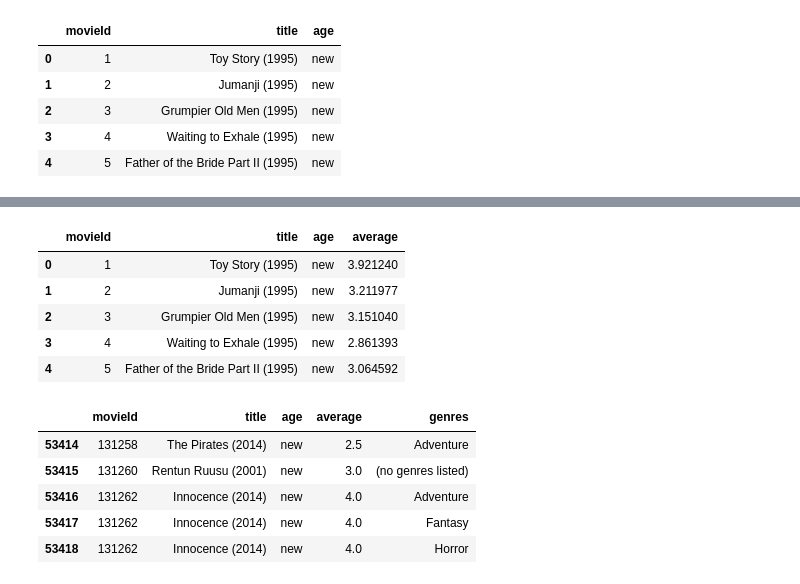
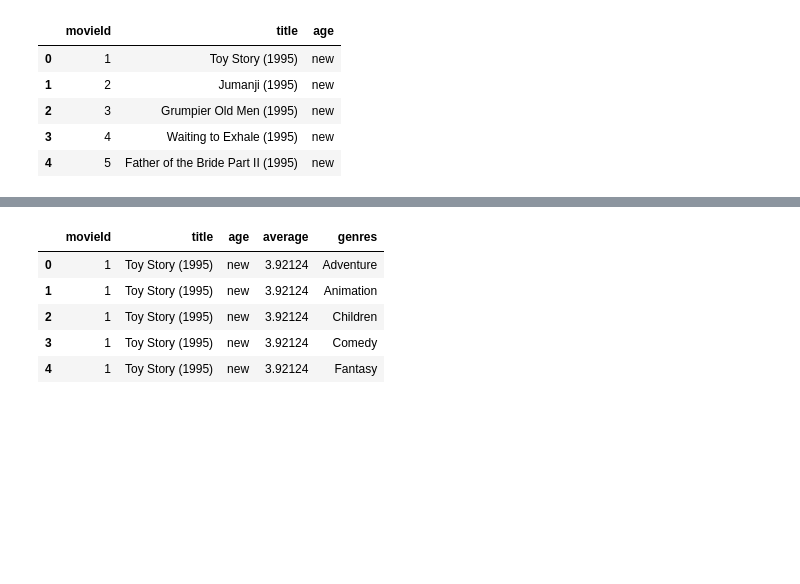
Before and after one commit to michaelegregious/Movie_Ratings, a Jupyter notebook: movie_ratings_by_age.ipynb, the cells around one changed output, grey strips where cells are left out. Saved outputs shown, nothing was run; the diff lists cells and outputs as text; code cells hidden in the pictures; blank space fills up the shorter version.

```diff
--- a/movie_ratings_by_age.ipynb
+++ b/movie_ratings_by_age.ipynb
@@ -43,10 +43,9 @@ ratings_mstr.head()
 
 genre_values = ['Action', 'Adventure', 'Animation', 'Children', 'Comedy', 'Crime', 'Documentary', 'Drama', 'Fantasy', 'Film Noir', 'Horror', 'Musical', 'Mystery', 'Romance', 'Sci-Fi', 'Thriller', 'War', 'Western', '(no genres listed)']
 
-def split_column(df, column, genre_values, sep = '|'):
+def split_column(df, column, enums, sep = '|'):
     indices = list()
     new_values = list()
-    df = df.dropna(subset=[column])
     for i, presplit in enumerate(df[column].astype(str)):
         values = presplit.split(sep)
         for value in values:
@@ -58,7 +57,7 @@ def split_column(df, column, genre_values, sep = '|'):
 
 movie_genres = split_column(movies_mstr, 'genres', genre_values)
 
-movie_genres.head(10)
+movie_genres.head()
 # %% [output]
 |  | movieId | title | genres |
 | 0 | 1 | Toy Story (1995) | Adventure |
@@ -224,25 +331,18 @@ KeyError: "['title'] not in index"
 # %%
 # Prepare to merge data by dropping title from movie_genres
 
 genres = movie_genres.drop(['title'], axis=1)
 
 # Inner join movies, ratings and genres on 'movieId'
 
 movie_ratings = pd.merge(movies, average_ratings, on='movieId')
 movie_genre_ratings = pd.merge(movie_ratings, genres, on='movieId')
 
-movie_ratings.head()
-movie_genre_ratings.tail()
+movie_genre_ratings.head()
 # %% [output]
-|  | movieId | title | age | average |
-| 0 | 1 | Toy Story (1995) | new | 3.921240 |
-| 1 | 2 | Jumanji (1995) | new | 3.211977 |
-| 2 | 3 | Grumpier Old Men (1995) | new | 3.151040 |
-| 3 | 4 | Waiting to Exhale (1995) | new | 2.861393 |
-| 4 | 5 | Father of the Bride Part II (1995) | new | 3.064592 |
+|  | movieId | title | age | average | genres |
+| 0 | 1 | Toy Story (1995) | new | 3.92124 | Adventure |
+| 1 | 1 | Toy Story (1995) | new | 3.92124 | Animation |
+| 2 | 1 | Toy Story (1995) | new | 3.92124 | Children |
+| 3 | 1 | Toy Story (1995) | new | 3.92124 | Comedy |
+| 4 | 1 | Toy Story (1995) | new | 3.92124 | Fantasy |
-|  | movieId | title | age | average | genres |
-| 53414 | 131258 | The Pirates (2014) | new | 2.5 | Adventure |
-| 53415 | 131260 | Rentun Ruusu (2001) | new | 3.0 | (no genres listed) |
-| 53416 | 131262 | Innocence (2014) | new | 4.0 | Adventure |
-| 53417 | 131262 | Innocence (2014) | new | 4.0 | Fantasy |
-| 53418 | 131262 | Innocence (2014) | new | 4.0 | Horror |
```
Also changed, not shown: parts of 15 cells of this notebook.
